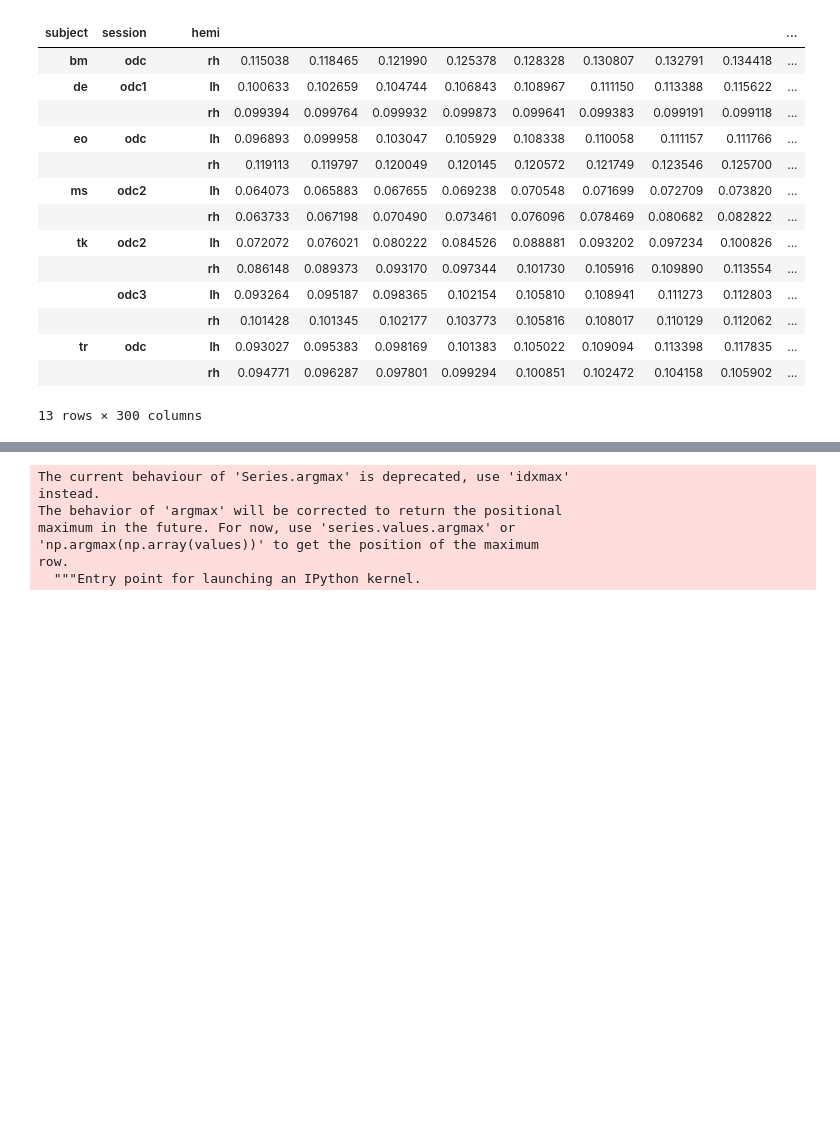
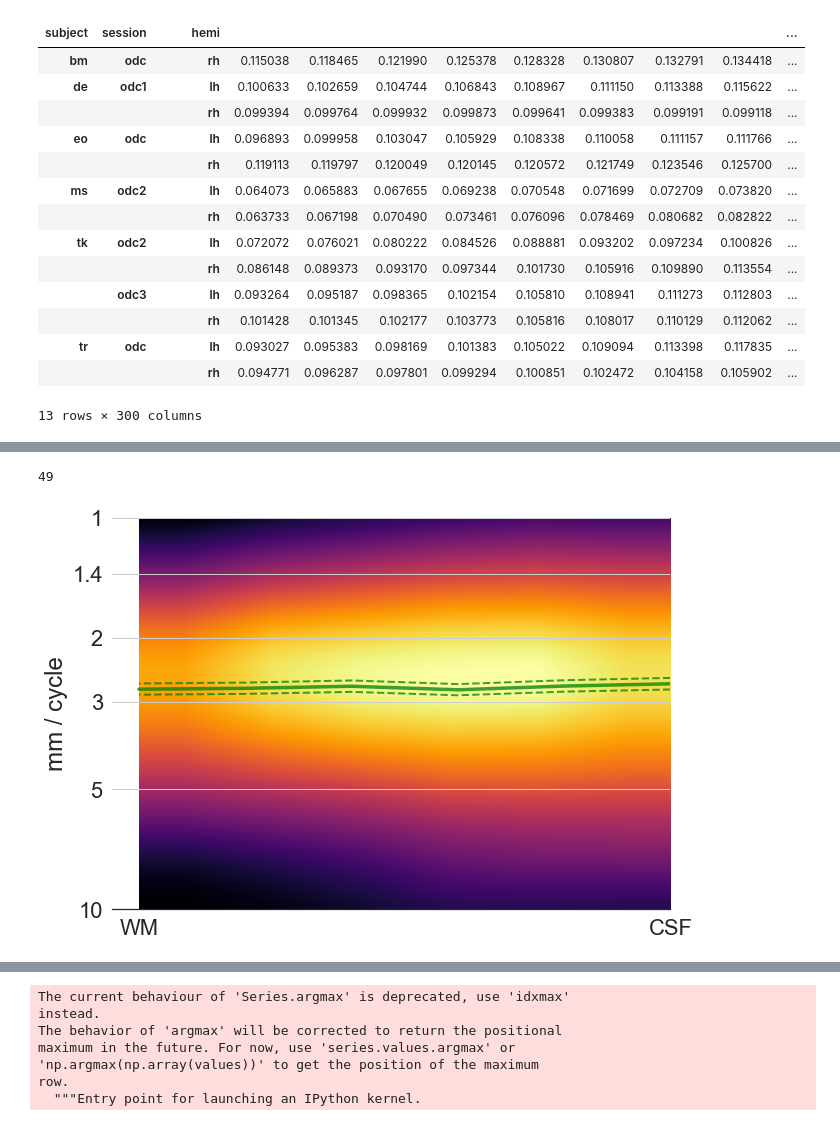
Before and after one commit to VU-Cog-Sci/odc_mapping, a Jupyter notebook: analysis/notebooks/Analyze spatial frequency on surface.ipynb, the cells around one changed output, grey strips where cells are left out. Saved outputs shown, nothing was run; the diff lists cells and outputs as text; code cells hidden in the pictures; blank space fills up the shorter version.

```diff
--- a/analysis/notebooks/Analyze spatial frequency on surface.ipynb
+++ b/analysis/notebooks/Analyze spatial frequency on surface.ipynb
@@ -114,0 +132,5 @@ mean_wl_energie_across_orientations.T.groupby(['subject', 'session', 'hemi']).me
+# %%
+mode_frequency_per_vertex = energies.groupby(['depth', 'frequency']).sum().groupby(['depth'], as_index=True).apply(lambda d: d.reset_index('depth', drop=True).idxmax(0))
+# %%
+wl = mode_frequency_per_vertex.T.stack('depth').to_frame('main frequency').groupby(['subject', 'session', 'hemi', 'depth']).median()
+wl['wavelength'] = 1./wl['main frequency']
@@ -114,0 +148,4 @@ mean_wl_energie_across_orientations.T.groupby(['subject', 'session', 'hemi']).me
+# %%
+((map_.columns - 1./cycle)**2).argmin()
+# %% [output]
+49
@@ -114,0 +157,35 @@ mean_wl_energie_across_orientations.T.groupby(['subject', 'session', 'hemi']).me
+# %%
+sem = wl.groupby(['subject', 'session']).mean().std()['wavelength'] / 6
+# %%
+map_ = mean_wl_energie_across_orientations.mean(1).unstack()
+plt.imshow(np.fliplr(map_.values.T),
+           origin='lower',
+           aspect=1.6, cmap='inferno', interpolation='bilinear',
+           extent=[5, 0, np.log(10), np.log(1)])
+
+
+plt.xticks([0., 5.
+           ], ['CSF', 'WM'],)
+plt.xlim(5.25, 0.)
+
+mean_wl = wl.groupby('depth').mean()['wavelength']
+
+plt.plot(range(6), np.log(mean_wl),c='green',  alpha=.75, ls='-', lw=3.5)
+plt.plot(range(6), np.log(mean_wl + 1.96 * sem),c='green',  alpha=.75, ls='--', lw=2.)
+plt.plot(range(6), np.log(mean_wl - 1.96 * sem),c='green',  alpha=.75, ls='--', lw=2.)
+
+ixs = []
+cycles = [10, 5, 3, 2, 1.4, 1]
+for cycle in cycles:
+    ix = 1./map_.columns[((map_.columns - 1./cycle)**2).argmin()]
+    ix = np.log(ix)
+    ixs.append(ix)
+
+plt.yticks(ixs, ['{}'.format(c) for c in cycles], rotation='horizontal')
+plt.grid(True, axis='y')
+plt.ylabel('mm / cycle')
+sns.despine(left=True, right=True)
+plt.gcf().set_size_inches(10, 10)
+plt.savefig('/Users/gdehol/Dropbox/Science/7t_binocular/paper/figures/known_patterns/spatial_frequency_distribution.svg', transparent=True)
+# %% [output]
+[figure, added]
```
Also changed, not shown: parts of 16 cells of this notebook, 7 other files.
